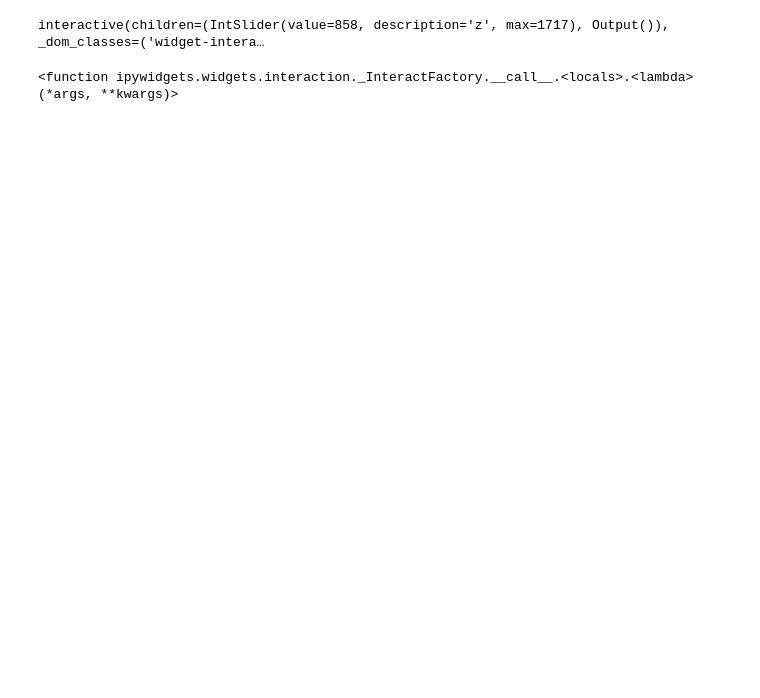
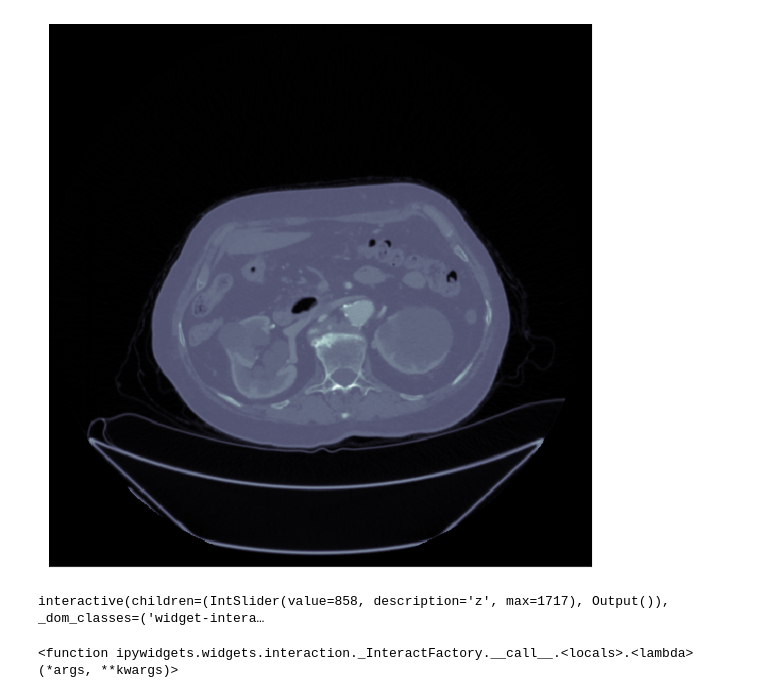
Before and after one commit to vbakhteev/CT-aorta-segmentation, a Jupyter notebook: notebooks/visualisation.ipynb, the cells around one changed output. Drawn from its saved outputs; the diff is of its cells as text; code cells hidden in the pictures; blank space fills up the shorter version.

Commit message:
Add static plots as example of usage

```diff
--- a/notebooks/visualisation.ipynb
+++ b/notebooks/visualisation.ipynb
@@ -15,4 +15,9 @@ from visualiser import Patient
 # %%
 patient_path = '../data/1/'
 patient = Patient(patient_path)
+# %%
+# Static plot
+patient.horizontal_plot(z=1500)
+# %% [output]
+[figure, added]
 # %%
```
Also changed, not shown: parts of 3 cells of this notebook.
